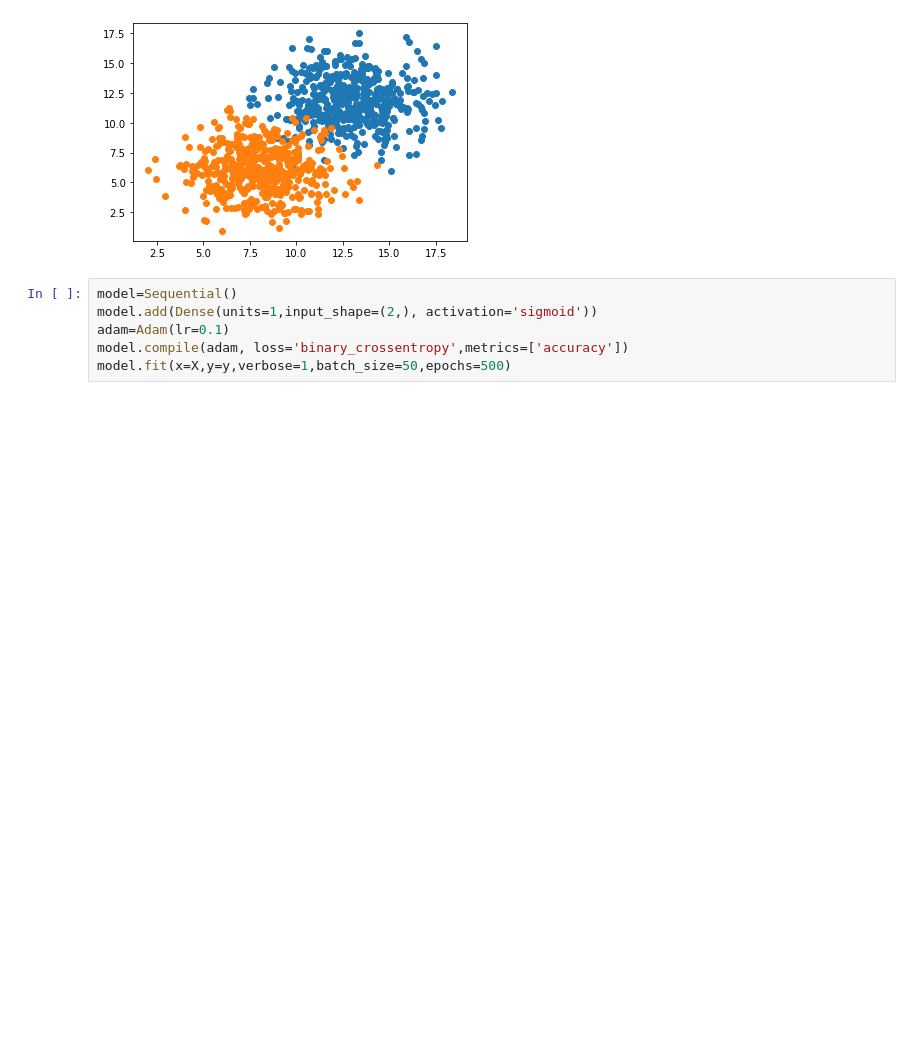
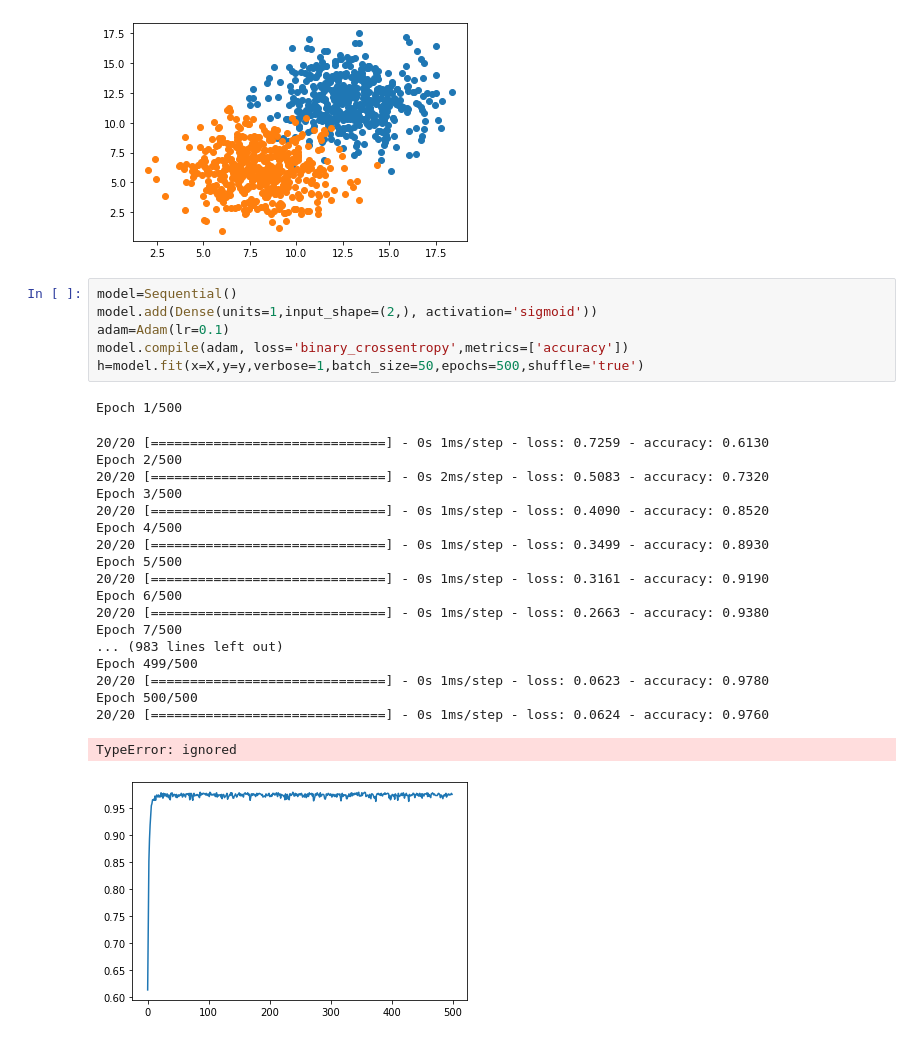
Before and after one commit to ravishankar-cloud/CV-machine-learning, a Jupyter notebook: PerceptronfromKeras.ipynb, the cells around one changed output. Drawn from its saved outputs; the diff is of its cells as text; blank space fills up the shorter version.

```diff
--- a/PerceptronfromKeras.ipynb
+++ b/PerceptronfromKeras.ipynb
@@ -27,6 +27,27 @@ plt.scatter(X[n_pts:,0], X[n_pts:,1])
 # %%
 model=Sequential()
 model.add(Dense(units=1,input_shape=(2,), activation='sigmoid'))
 adam=Adam(lr=0.1)
 model.compile(adam, loss='binary_crossentropy',metrics=['accuracy'])
-model.fit(x=X,y=y,verbose=1,batch_size=50,epochs=500)
+h=model.fit(x=X,y=y,verbose=1,batch_size=50,epochs=500,shuffle='true')
+# %% [output]
+Epoch 1/500
+20/20 [==============================] - 0s 1ms/step - loss: 0.7259 - accuracy: 0.6130
+Epoch 2/500
+20/20 [==============================] - 0s 2ms/step - loss: 0.5083 - accuracy: 0.7320
+Epoch 3/500
+20/20 [==============================] - 0s 1ms/step - loss: 0.4090 - accuracy: 0.8520
+Epoch 4/500
+20/20 [==============================] - 0s 1ms/step - loss: 0.3499 - accuracy: 0.8930
+Epoch 5/500
+20/20 [==============================] - 0s 1ms/step - loss: 0.3161 - accuracy: 0.9190
+Epoch 6/500
+20/20 [==============================] - 0s 1ms/step - loss: 0.2663 - accuracy: 0.9380
+Epoch 7/500
+... (983 lines left out)
+Epoch 499/500
+20/20 [==============================] - 0s 1ms/step - loss: 0.0623 - accuracy: 0.9780
+Epoch 500/500
+20/20 [==============================] - 0s 1ms/step - loss: 0.0624 - accuracy: 0.9760
+TypeError: ignored
+[figure, added]
```
Also changed, not shown: parts of 1 cell of this notebook.
